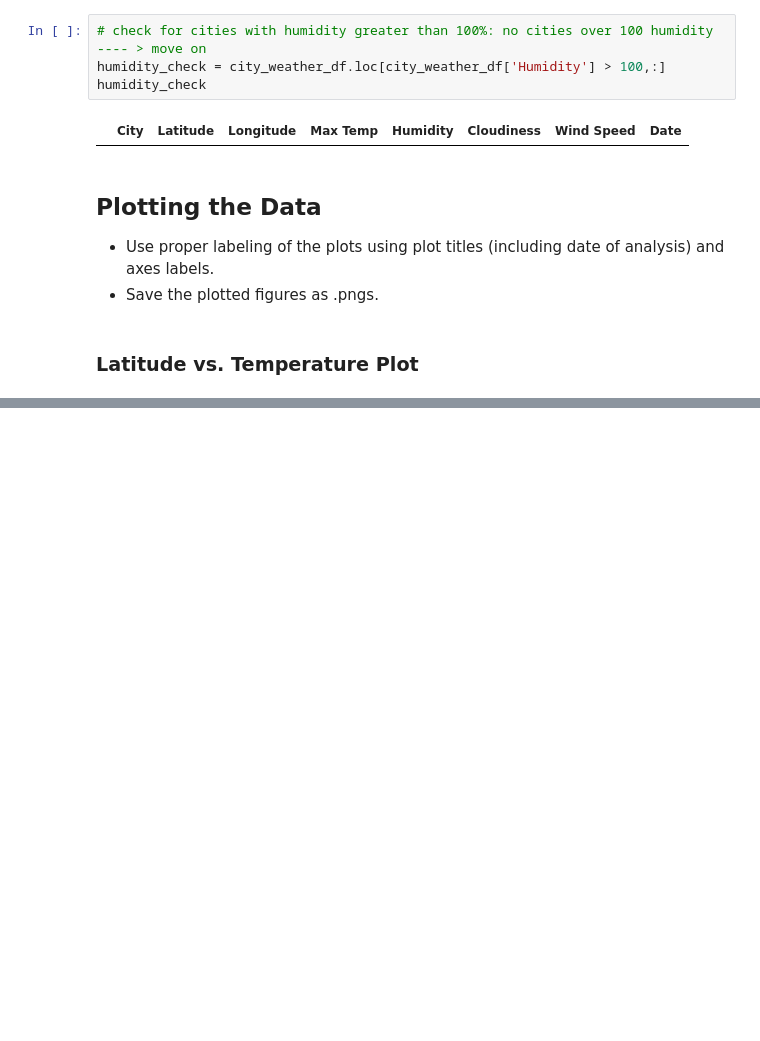
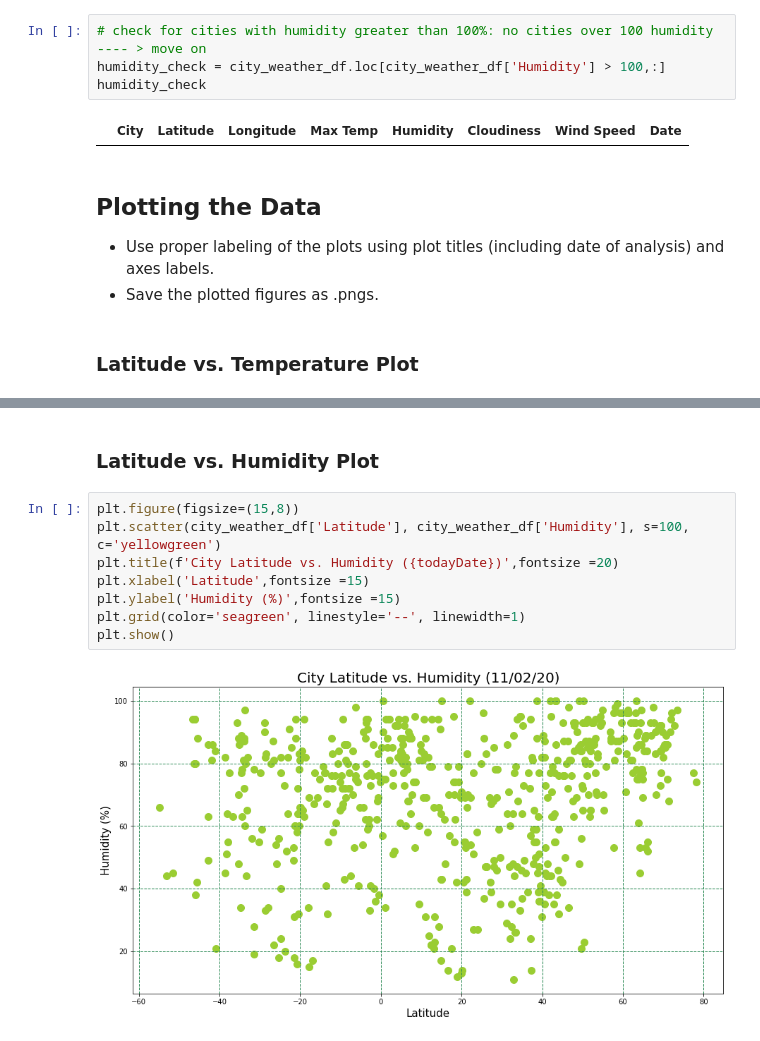
Before and after one commit to JimKTran/UofT-BCS-Python-API-Challenge, a Jupyter notebook: WeatherPy/WeatherPy_Final.ipynb, the cells around one changed output, grey strips where cells are left out. Saved outputs shown, nothing was run; the diff lists cells and outputs as text; blank space fills up the shorter version.

```diff
--- a/WeatherPy/WeatherPy_Final.ipynb
+++ b/WeatherPy/WeatherPy_Final.ipynb
@@ -195,0 +195,12 @@ plt.show()
+# %% [markdown]
+### Latitude vs. Humidity Plot
+# %%
+plt.figure(figsize=(15,8))
+plt.scatter(city_weather_df['Latitude'], city_weather_df['Humidity'], s=100, c='yellowgreen')
+plt.title(f'City Latitude vs. Humidity ({todayDate})',fontsize =20)
+plt.xlabel('Latitude',fontsize =15)
+plt.ylabel('Humidity (%)',fontsize =15)
+plt.grid(color='seagreen', linestyle='--', linewidth=1)
+plt.show()
+# %% [output]
+[figure, added]
```
Also changed, not shown: parts of 6 cells of this notebook.
